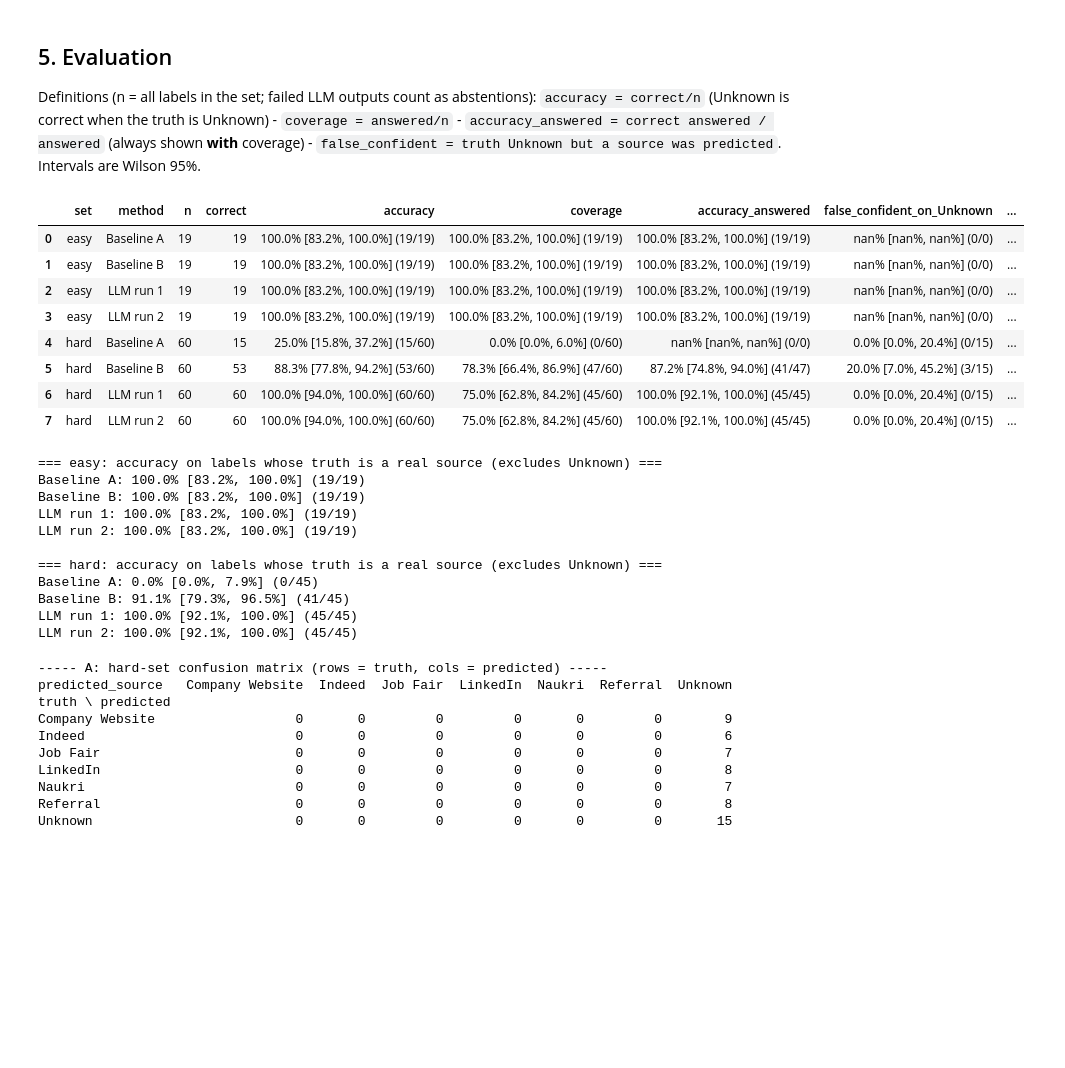
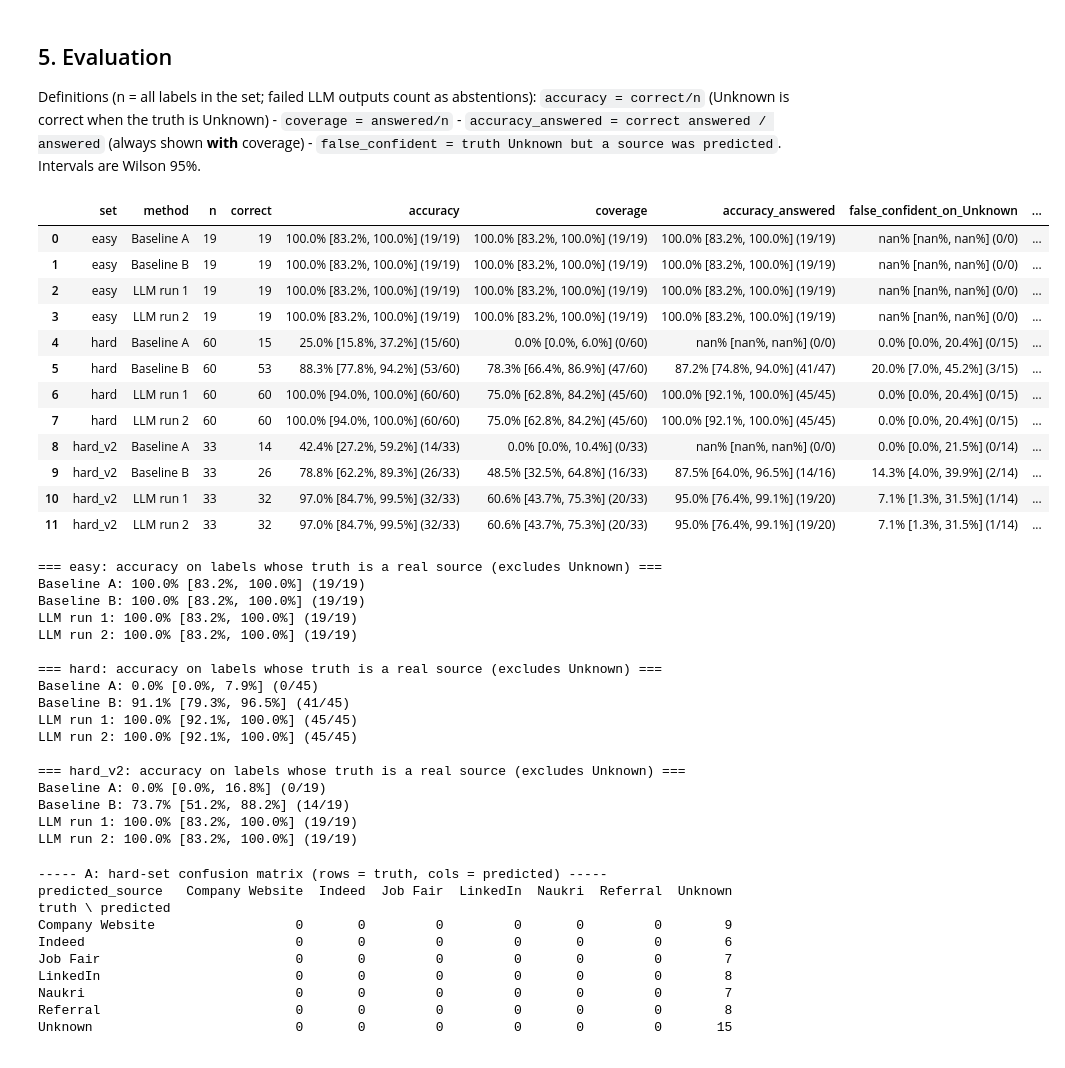
Before and after one commit to 22ec016abhay/recruitment-funnel-dashboard, a Jupyter notebook: notebook/03_llm_label_mapping.ipynb, the cells around one changed output. Drawn from its saved outputs; the diff is of its cells as text; code cells hidden in the pictures; blank space fills up the shorter version.

Commit message:
Add hard_v2 evaluation

```diff
--- a/notebook/03_llm_label_mapping.ipynb
+++ b/notebook/03_llm_label_mapping.ipynb
@@ -66,6 +66,9 @@ canonical sources: ['Company Website', 'Indeed', 'Job Fair', 'LinkedIn', 'Naukri
 **Limitation:** labels written by the same model family being evaluated may share its blind spots and flatter the LLM.
 # %%
 easy, dev, hard = (pd.read_csv(D / f"{n}.csv", keep_default_na=False) for n in ["easy", "dev", "hard"])
+hard_v2 = pd.read_csv(D / "hard_v2.csv", keep_default_na=False)   # second hard set, written by the assistant AFTER set-1 results; NOT independent
+assert hashlib.sha256((D / "hard_v2.csv").read_bytes()).hexdigest() == (D / "hard_v2.sha256").read_text().strip(), "hard_v2.csv changed after freezing!"
+print("hard_v2:", len(hard_v2), "labels, authors:", hard_v2.author.unique().tolist())
 print({"easy": len(easy), "dev": len(dev), "hard": len(hard)})
 print(hard.author.value_counts().to_dict(), "| expected Unknown in hard:", (hard.expected_source == "Unknown").sum())
 
@@ -80,6 +83,6 @@ print("hard set frozen:", now == approved, "| changelog entries:", len(log))
 check = B.baseline_a(easy.source_raw).predicted_source.values == easy.expected_source.values
 print("easy ground truth agrees with the dictionary on", check.sum(), "of", len(easy))
 # Overlap check (strip+lowercase)
-k = {n: set(d.source_raw.map(B.normalize)) for n, d in [("easy", easy), ("dev", dev), ("hard", hard)]}
-print("overlaps:", k["easy"] & k["dev"], k["easy"] & k["hard"], k["dev"] & k["hard"])
+k = {n: set(d.source_raw.map(B.normalize)) for n, d in [("easy", easy), ("dev", dev), ("hard", hard), ("hard_v2", hard_v2)]}
+print("overlaps:", [k[a] & k[b] for a, b in [("easy","dev"),("easy","hard"),("dev","hard"),("hard","hard_v2"),("dev","hard_v2"),("easy","hard_v2")]])
 # %% [output]
@@ -120,7 +124,7 @@ chosen cutoff: 0.5 - max dev accuracy over grid 0.30-0.95 step 0.05; ties -> hig
 # %%
 def with_preds(df, preds): return df.assign(predicted_source=preds.predicted_source.values)
 base = {}
-for s, df in [("easy", easy), ("hard", hard)]:
+for s, df in [("easy", easy), ("hard", hard), ("hard_v2", hard_v2)]:
     base[("A", s)] = with_preds(df, B.baseline_a(df.source_raw))
     base[("B", s)] = with_preds(df, B.baseline_b(df.source_raw, CUTOFF))
 a_unmapped = B.baseline_a(hard.source_raw).unmapped.sum()
@@ -164,7 +168,7 @@ def run_llm(set_name, df, run_id):
 
 llm = {}   # (set, run) -> (DataFrame, meta)
 if RUN_LLM:
-    for s, df in [("easy", easy), ("hard", hard)]:
+    for s, df in [("easy", easy), ("hard", hard), ("hard_v2", hard_v2)]:
         for r in range(1, N_RUNS + 1):
             res, meta = run_llm(s, df, r)
             d = df.assign(predicted_source=df.source_raw.map(lambda x: res[x]["canonical_source"]),
@@ -184,24 +188,28 @@ Definitions (n = all labels in the set; failed LLM outputs count as abstentions)
 (always shown **with** coverage) - `false_confident = truth Unknown but a source was predicted`. Intervals are Wilson 95%.
 # %%
 rows = []
-for s in ["easy", "hard"]:
+for s in ["easy", "hard", "hard_v2"]:
     for name in ["A", "B"]:
         rows.append({"set": s, **M.summary_row(f"Baseline {name}", M.evaluate(base[(name, s)]))})
     for r in range(1, N_RUNS + 1):
         if (s, r) in llm: rows.append({"set": s, **M.summary_row(f"LLM run {r}", M.evaluate(llm[(s, r)][0]))})
 table = pd.DataFrame(rows); table
 # %% [output]
 |  | set | method | n | correct | accuracy | coverage | accuracy_answered | false_confident_on_Unknown | ... |
 | 0 | easy | Baseline A | 19 | 19 | 100.0% [83.2%, 100.0%] (19/19) | 100.0% [83.2%, 100.0%] (19/19) | 100.0% [83.2%, 100.0%] (19/19) | nan% [nan%, nan%] (0/0) | ... |
 | 1 | easy | Baseline B | 19 | 19 | 100.0% [83.2%, 100.0%] (19/19) | 100.0% [83.2%, 100.0%] (19/19) | 100.0% [83.2%, 100.0%] (19/19) | nan% [nan%, nan%] (0/0) | ... |
 | 2 | easy | LLM run 1 | 19 | 19 | 100.0% [83.2%, 100.0%] (19/19) | 100.0% [83.2%, 100.0%] (19/19) | 100.0% [83.2%, 100.0%] (19/19) | nan% [nan%, nan%] (0/0) | ... |
 | 3 | easy | LLM run 2 | 19 | 19 | 100.0% [83.2%, 100.0%] (19/19) | 100.0% [83.2%, 100.0%] (19/19) | 100.0% [83.2%, 100.0%] (19/19) | nan% [nan%, nan%] (0/0) | ... |
 | 4 | hard | Baseline A | 60 | 15 | 25.0% [15.8%, 37.2%] (15/60) | 0.0% [0.0%, 6.0%] (0/60) | nan% [nan%, nan%] (0/0) | 0.0% [0.0%, 20.4%] (0/15) | ... |
 | 5 | hard | Baseline B | 60 | 53 | 88.3% [77.8%, 94.2%] (53/60) | 78.3% [66.4%, 86.9%] (47/60) | 87.2% [74.8%, 94.0%] (41/47) | 20.0% [7.0%, 45.2%] (3/15) | ... |
 | 6 | hard | LLM run 1 | 60 | 60 | 100.0% [94.0%, 100.0%] (60/60) | 75.0% [62.8%, 84.2%] (45/60) | 100.0% [92.1%, 100.0%] (45/45) | 0.0% [0.0%, 20.4%] (0/15) | ... |
 | 7 | hard | LLM run 2 | 60 | 60 | 100.0% [94.0%, 100.0%] (60/60) | 75.0% [62.8%, 84.2%] (45/60) | 100.0% [92.1%, 100.0%] (45/45) | 0.0% [0.0%, 20.4%] (0/15) | ... |
+| 8 | hard_v2 | Baseline A | 33 | 14 | 42.4% [27.2%, 59.2%] (14/33) | 0.0% [0.0%, 10.4%] (0/33) | nan% [nan%, nan%] (0/0) | 0.0% [0.0%, 21.5%] (0/14) | ... |
+| 9 | hard_v2 | Baseline B | 33 | 26 | 78.8% [62.2%, 89.3%] (26/33) | 48.5% [32.5%, 64.8%] (16/33) | 87.5% [64.0%, 96.5%] (14/16) | 14.3% [4.0%, 39.9%] (2/14) | ... |
+| 10 | hard_v2 | LLM run 1 | 33 | 32 | 97.0% [84.7%, 99.5%] (32/33) | 60.6% [43.7%, 75.3%] (20/33) | 95.0% [76.4%, 99.1%] (19/20) | 7.1% [1.3%, 31.5%] (1/14) | ... |
+| 11 | hard_v2 | LLM run 2 | 33 | 32 | 97.0% [84.7%, 99.5%] (32/33) | 60.6% [43.7%, 75.3%] (20/33) | 95.0% [76.4%, 99.1%] (19/20) | 7.1% [1.3%, 31.5%] (1/14) | ... |
 # %%
-for s in ["easy", "hard"]:
+for s in ["easy", "hard", "hard_v2"]:
     print(f"\n=== {s}: accuracy on labels whose truth is a real source (excludes Unknown) ===")
     for name in ["A", "B"]: print(f"Baseline {name}:", M.fmt(M.evaluate(base[(name, s)])["accuracy_known"]))
     for r in range(1, N_RUNS + 1):
@@ -218,6 +226,12 @@ Baseline A: 0.0% [0.0%, 7.9%] (0/45)
 Baseline B: 91.1% [79.3%, 96.5%] (41/45)
 LLM run 1: 100.0% [92.1%, 100.0%] (45/45)
 LLM run 2: 100.0% [92.1%, 100.0%] (45/45)
+
+=== hard_v2: accuracy on labels whose truth is a real source (excludes Unknown) ===
+Baseline A: 0.0% [0.0%, 16.8%] (0/19)
+Baseline B: 73.7% [51.2%, 88.2%] (14/19)
+LLM run 1: 100.0% [83.2%, 100.0%] (19/19)
+LLM run 2: 100.0% [83.2%, 100.0%] (19/19)
 # %%
 for name in ["A", "B"] + [f"LLM{r}" for r in range(1, N_RUNS + 1) if ("hard", r) in llm]:
     d = base[(name, "hard")] if name in "AB" else llm[("hard", int(name[-1]))][0]
```
Also changed, not shown: parts of 9 cells of this notebook, 14 other files.
